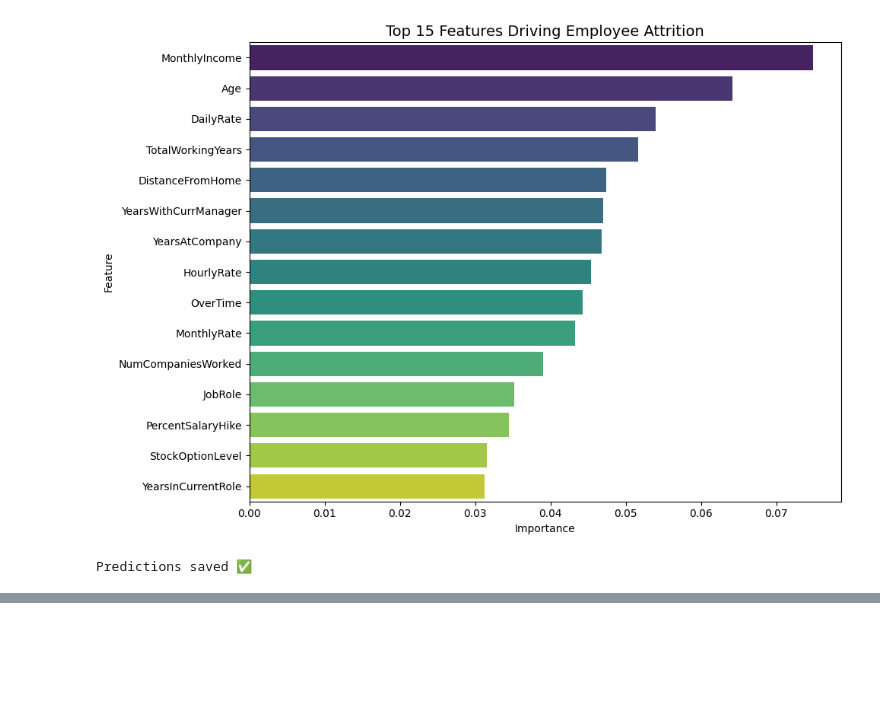
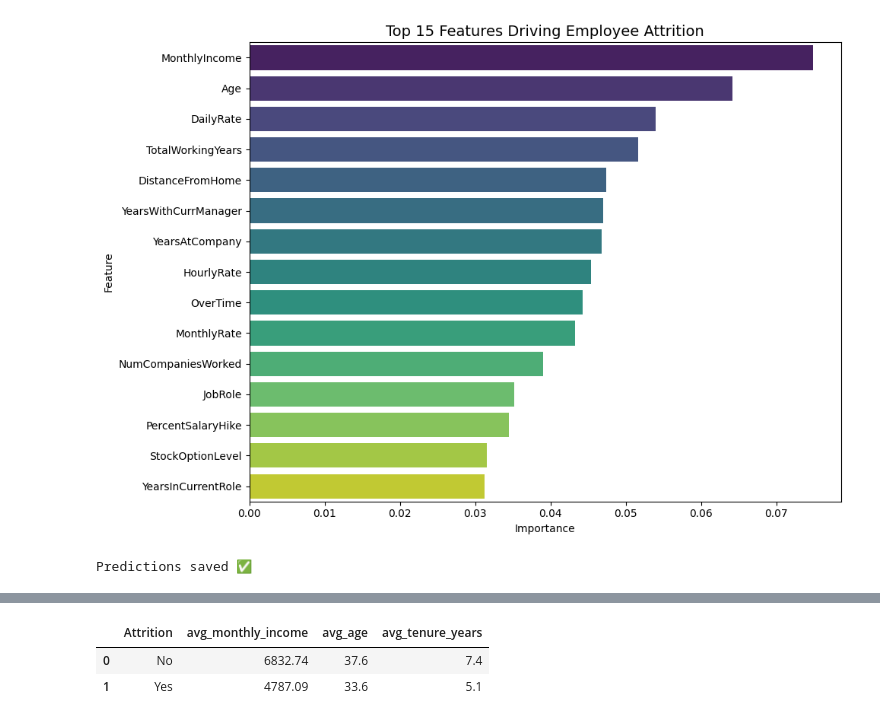
Before and after one commit to anshisharma9472-ops/hr-analytics-attrition, a Jupyter notebook: hr_analytics_eda_and_model.ipynb, the cells around one changed output, grey strips where cells are left out. Drawn from its saved outputs; the diff is of its cells as text; code cells hidden in the pictures; blank space fills up the shorter version.

```diff
--- a/hr_analytics_eda_and_model.ipynb
+++ b/hr_analytics_eda_and_model.ipynb
@@ -334,0 +417,15 @@ Predictions saved ✅
+# %%
+q4 = """
+SELECT
+    Attrition,
+    ROUND(AVG(MonthlyIncome), 2) AS avg_monthly_income,
+    ROUND(AVG(Age), 1) AS avg_age,
+    ROUND(AVG(YearsAtCompany), 1) AS avg_tenure_years
+FROM employees
+GROUP BY Attrition
+"""
+run_query(q4)
+# %% [output]
+|  | Attrition | avg_monthly_income | avg_age | avg_tenure_years |
+| 0 | No | 6832.74 | 37.6 | 7.4 |
+| 1 | Yes | 4787.09 | 33.6 | 5.1 |
```
Also changed, not shown: parts of 11 cells of this notebook.
